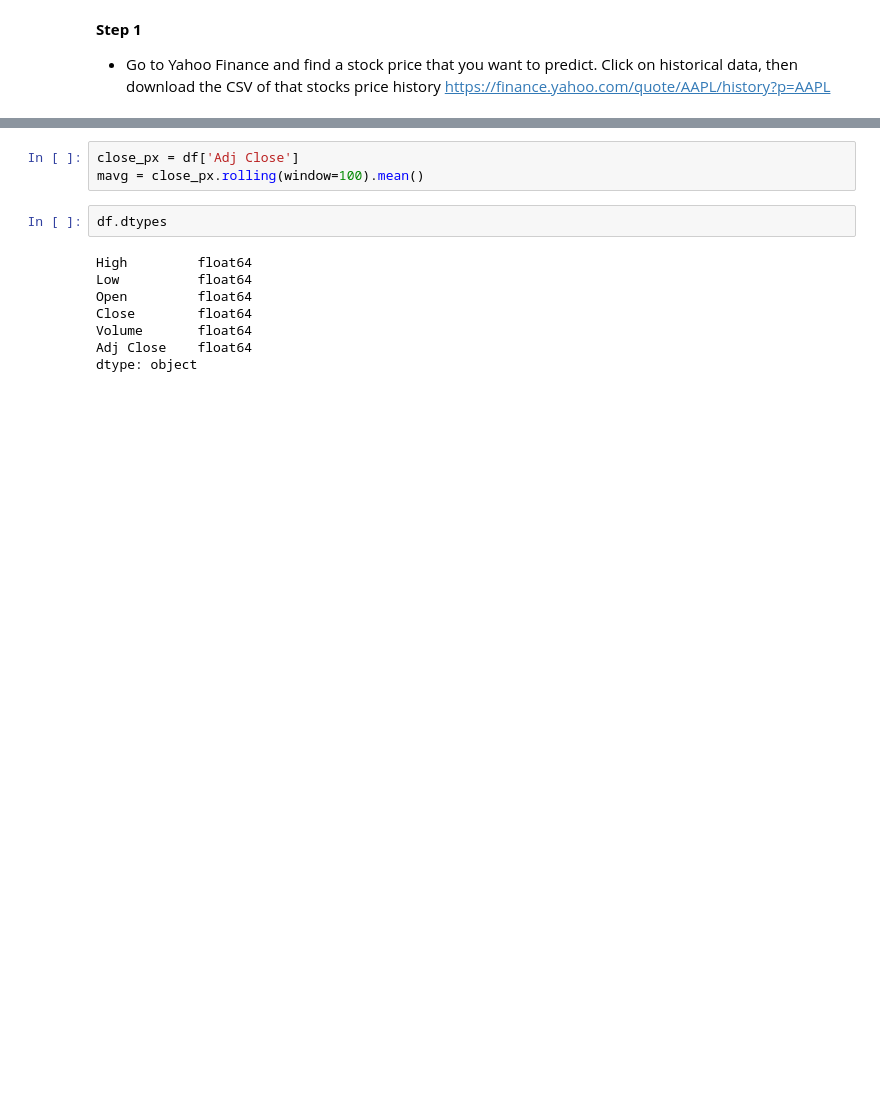
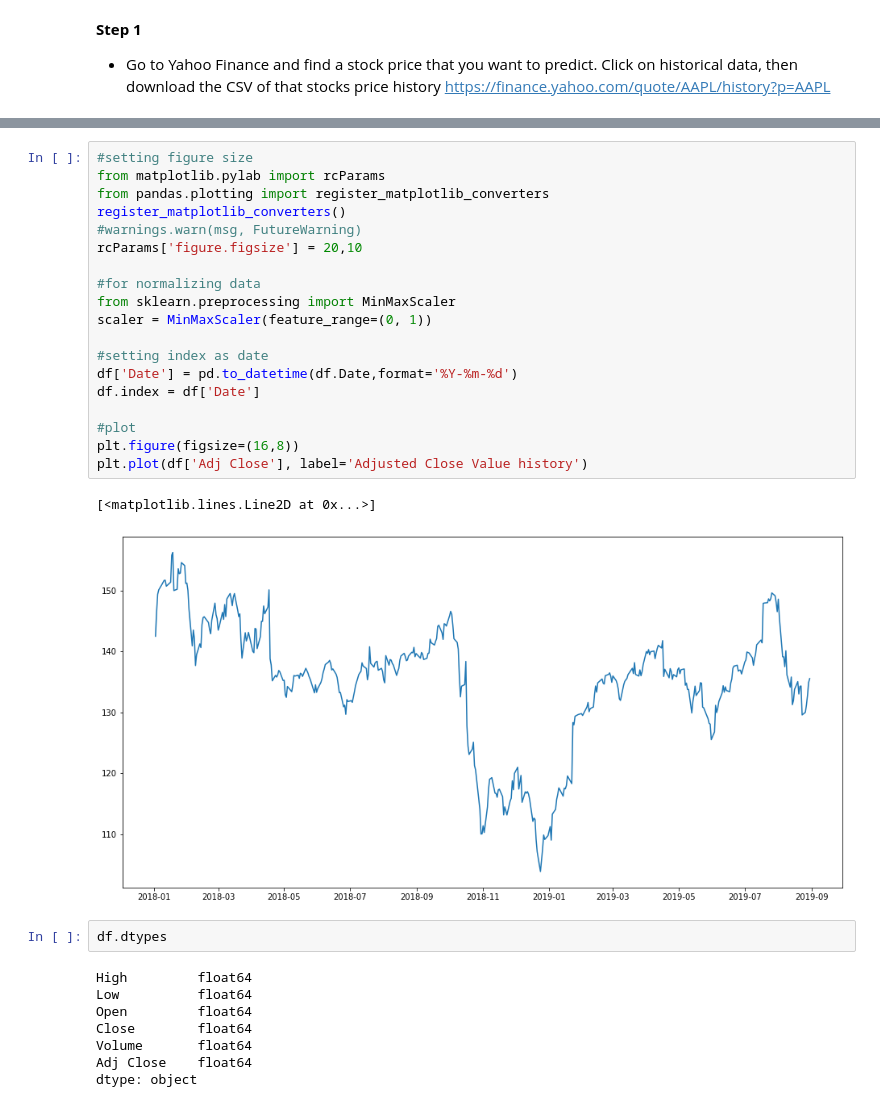
Before and after one commit to dctec/mlc, a Jupyter notebook: week2/StockPrediction/Homework2.ipynb, the cells around one changed output, grey strips where cells are left out. Cells and saved outputs as stored; diff of their text form; blank space fills up the shorter version.

```diff
--- a/week2/StockPrediction/Homework2.ipynb
+++ b/week2/StockPrediction/Homework2.ipynb
@@ -57,6 +73,25 @@ df.tail()
-# %%
-close_px = df['Adj Close']
-mavg = close_px.rolling(window=100).mean()
+# %%
+#setting figure size
+from matplotlib.pylab import rcParams
+from pandas.plotting import register_matplotlib_converters
+register_matplotlib_converters()
+#warnings.warn(msg, FutureWarning)
+rcParams['figure.figsize'] = 20,10
+
+#for normalizing data
+from sklearn.preprocessing import MinMaxScaler
+scaler = MinMaxScaler(feature_range=(0, 1))
+
+#setting index as date
+df['Date'] = pd.to_datetime(df.Date,format='%Y-%m-%d')
+df.index = df['Date']
+
+#plot
+plt.figure(figsize=(16,8))
+plt.plot(df['Adj Close'], label='Adjusted Close Value history')
+# %% [output]
+[<matplotlib.lines.Line2D at 0x...>]
+[figure, added]
 # %%
 df.dtypes
 # %% [output]
```
Also changed, not shown: parts of 30 cells of this notebook.
